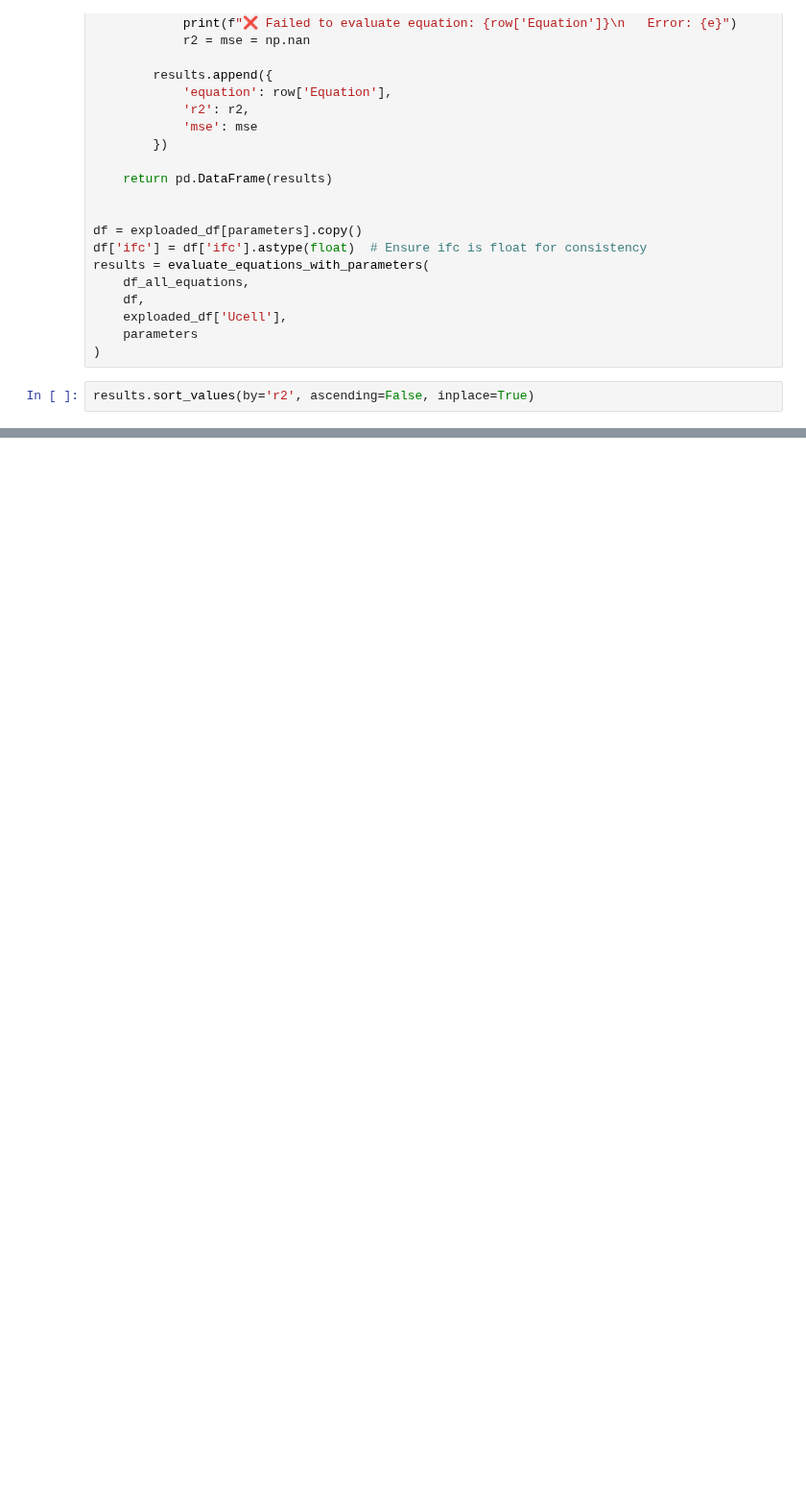
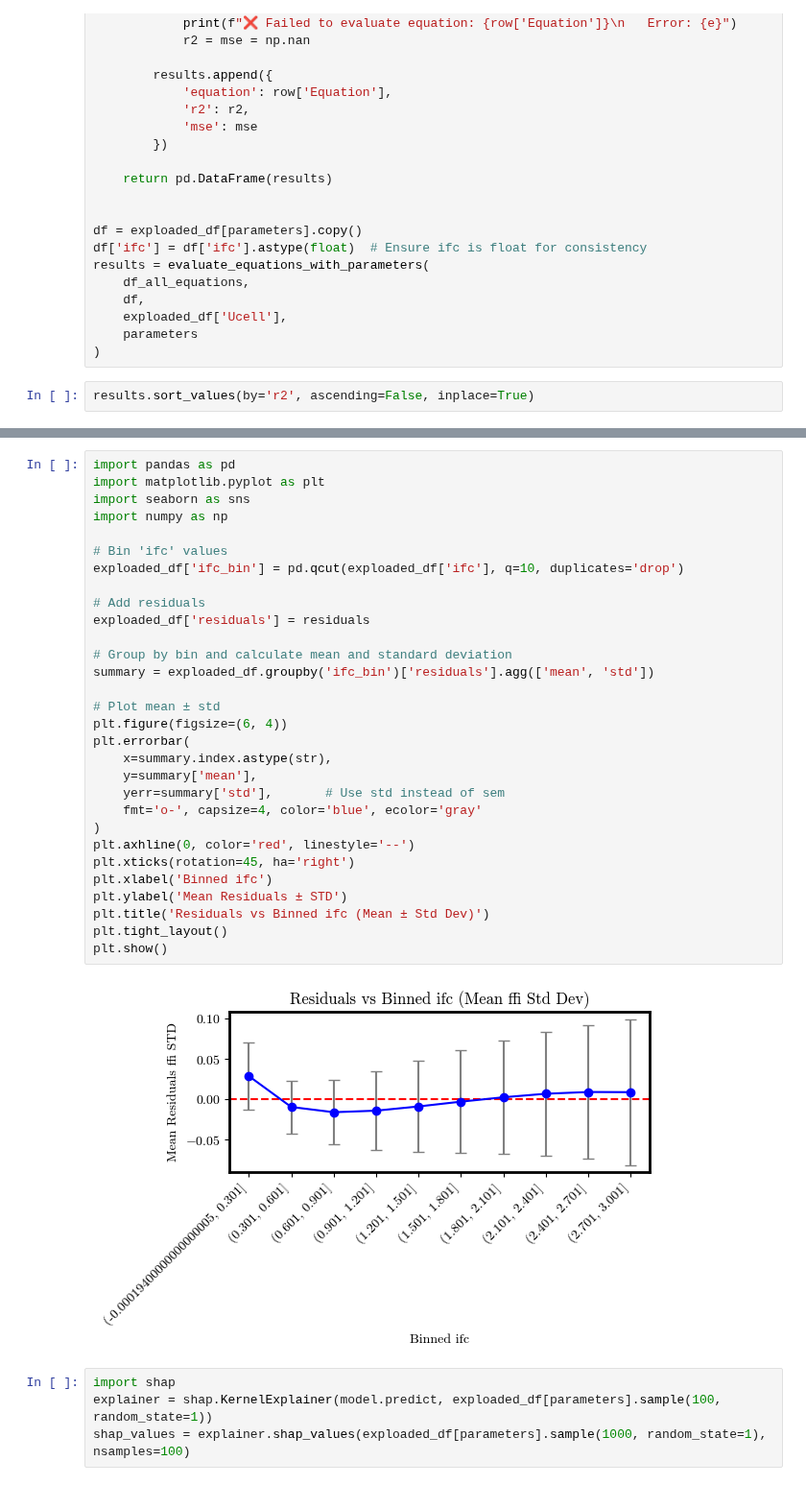
Before and after one commit to DejvisT/Sensitivity-Analysis-and-Surrogate-Modeling-of-PEM-Fuel-Cells, a Jupyter notebook: notebooks/14_SR_results.ipynb, the cells around one changed output, grey strips where cells are left out. Shown at 96% size. Saved outputs shown, nothing was run; the diff lists cells and outputs as text; blank space fills up the shorter version.

```diff
--- a/notebooks/14_SR_results.ipynb
+++ b/notebooks/14_SR_results.ipynb
@@ -237,0 +355,36 @@ $\displaystyle \text{Equation: } 0.71649367 \\ \text{R}^2 = -0.0000, \quad \text
+# %%
+import pandas as pd
+import matplotlib.pyplot as plt
+import seaborn as sns
+import numpy as np
+
+# Bin 'ifc' values
+exploaded_df['ifc_bin'] = pd.qcut(exploaded_df['ifc'], q=10, duplicates='drop')
+
+# Add residuals
+exploaded_df['residuals'] = residuals
+
+# Group by bin and calculate mean and standard deviation
+summary = exploaded_df.groupby('ifc_bin')['residuals'].agg(['mean', 'std'])
+
+# Plot mean ± std
+plt.figure(figsize=(6, 4))
+plt.errorbar(
+    x=summary.index.astype(str),
+    y=summary['mean'],
+    yerr=summary['std'],       # Use std instead of sem
+    fmt='o-', capsize=4, color='blue', ecolor='gray'
+)
+plt.axhline(0, color='red', linestyle='--')
+plt.xticks(rotation=45, ha='right')
+plt.xlabel('Binned ifc')
+plt.ylabel('Mean Residuals ± STD')
+plt.title('Residuals vs Binned ifc (Mean ± Std Dev)')
+plt.tight_layout()
+plt.show()
+# %% [output]
+[figure, added]
+# %%
+import shap
+explainer = shap.KernelExplainer(model.predict, exploaded_df[parameters].sample(100, random_state=1))
+shap_values = explainer.shap_values(exploaded_df[parameters].sample(1000, random_state=1), nsamples=100)
```
Also changed, not shown: parts of 12 cells of this notebook, 2 other files.
